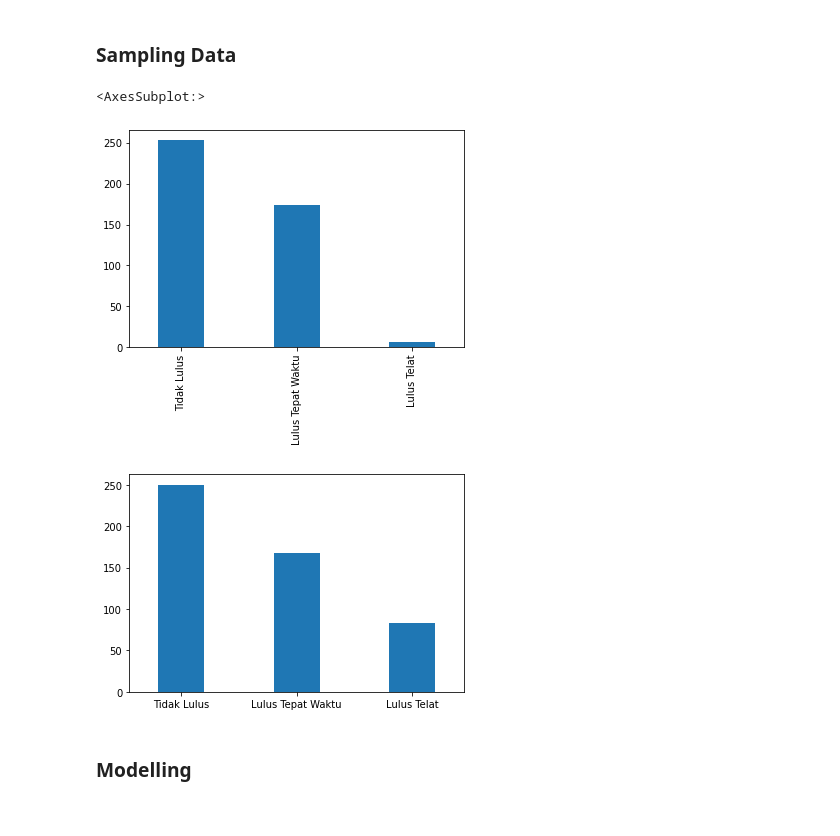
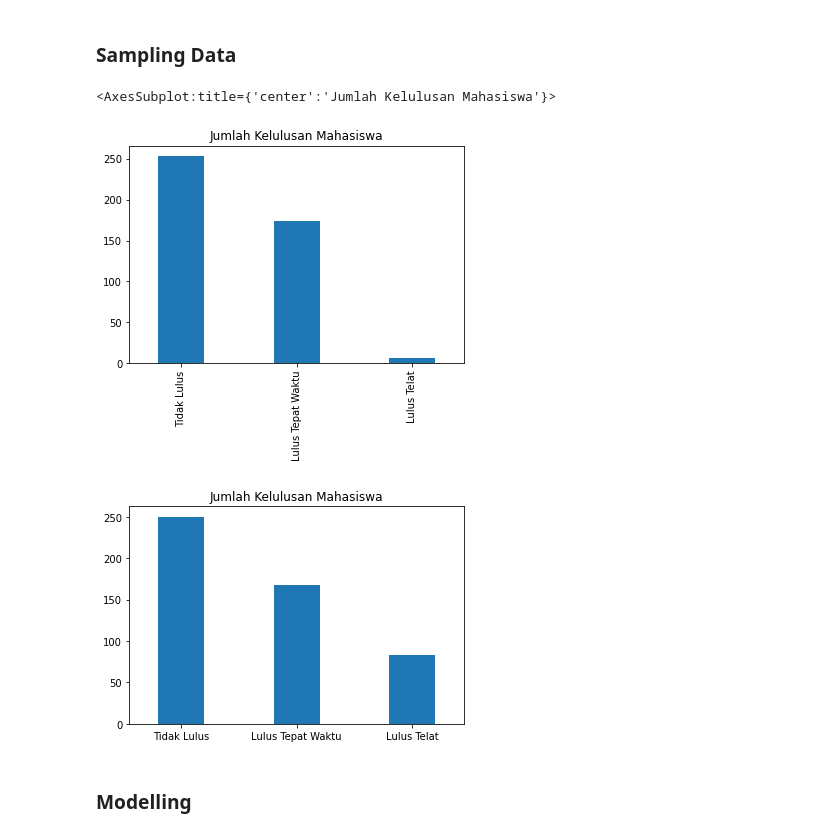
Before and after one commit to FelixFern/ISFEST-ODE, a Jupyter notebook: ISFEST copy.ipynb, the cells around one changed output. Saved outputs shown, nothing was run; the diff lists cells and outputs as text; code cells hidden in the pictures.

```diff
--- a/ISFEST copy.ipynb
+++ b/ISFEST copy.ipynb
@@ -733,10 +717,11 @@ np.random.seed(42)
 X = df6[['TOTAL_FAILED_GRADE', 'IPK']]
 y = df6['HASIL']
 # %%
+plt.title("Jumlah Kelulusan Mahasiswa")
 y.value_counts().plot(kind="bar", width=0.4)
 # %% [output]
-<AxesSubplot:>
+<AxesSubplot:title={'center':'Jumlah Kelulusan Mahasiswa'}>
-[figure, old version]
+[figure, new version]
 # %%
 # sampling the dataset
 
@@ -746,11 +731,12 @@ rus = RandomUnderSampler(sampling_strategy={'Tidak Lulus' : 250, 'Lulus Telat' :
 X_ros, y_ros = ros.fit_resample(X, y)
 X_rus, y_rus = rus.fit_resample(X_ros, y_ros)
 
+plt.title("Jumlah Kelulusan Mahasiswa")
 y_rus.value_counts().plot(kind="bar", width=0.4)
 plt.xticks(rotation=0)
 plt.show()
 # %% [output]
-[figure, old version]
+[figure, new version]
 # %% [markdown]
 ### Modelling
 # %%
```
Also changed, not shown: parts of 11 cells of this notebook.
